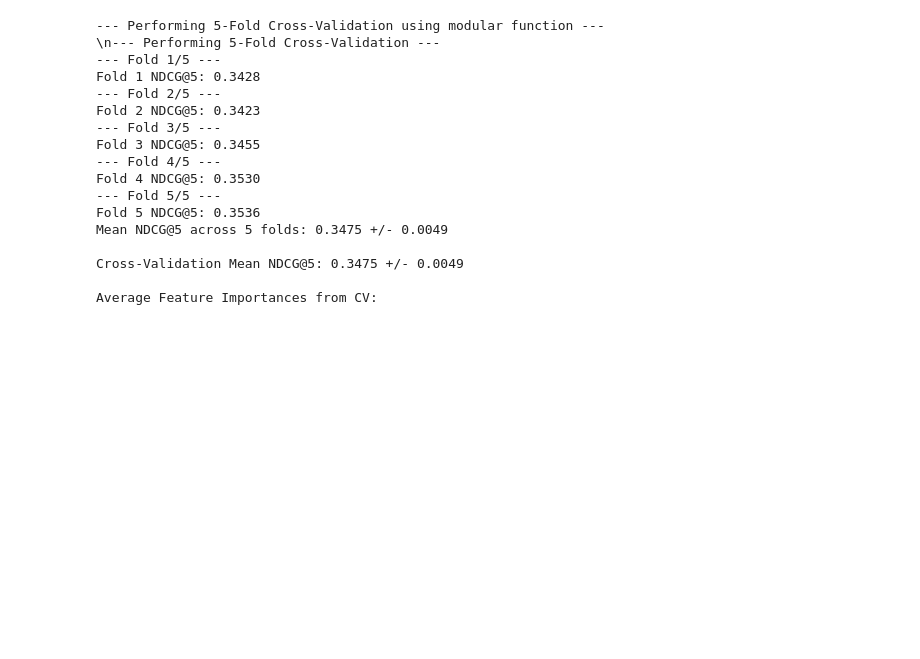
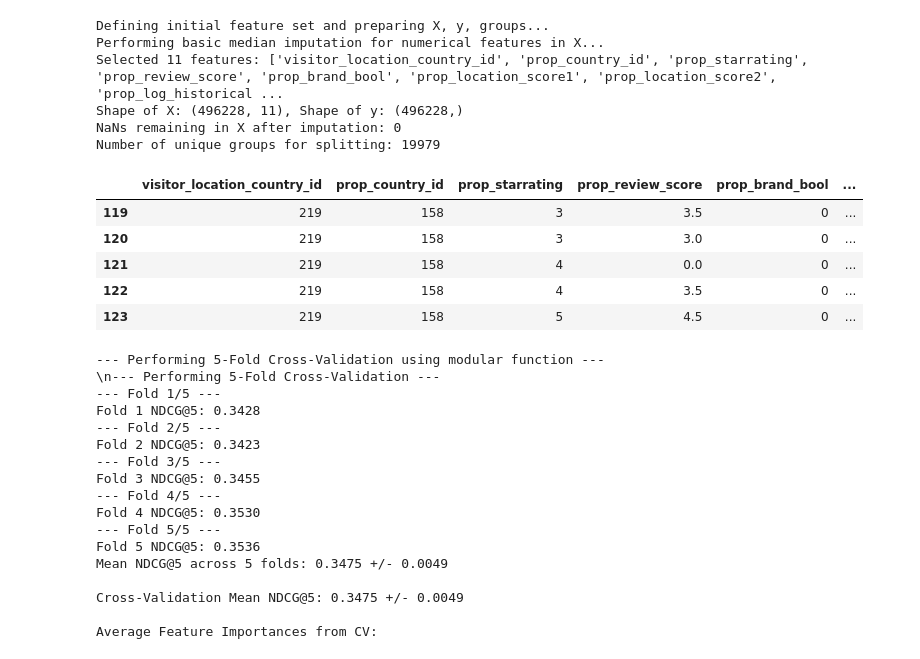
Before and after one commit to ChiefGitau/dm_kaggle_Personalize_Expedia_Hotel, a Jupyter notebook: main.ipynb, the cells around one changed output. Saved outputs shown, nothing was run; the diff lists cells and outputs as text; code cells hidden in the pictures; blank space fills up the shorter version.

```diff
--- a/main.ipynb
+++ b/main.ipynb
@@ -175,3 +102,69 @@ NameError: name 'df_sample' is not defined
+# %%
+# --- 4. Initial Feature Selection & Preparation ---
+X = None
+y = None
+groups_for_splitting = None # This will be df_sample['srch_id'] for GroupKFold.split
+feature_columns = [] # Initialize
+
+if df_sample is not None:
+    print("\nDefining initial feature set and preparing X, y, groups...")
+    feature_columns = [
+        'visitor_location_country_id', 'prop_country_id',
+        'prop_starrating', 'prop_review_score', 'prop_brand_bool',
+        'prop_location_score1', 'prop_location_score2', 'prop_log_historical_price',
+        'price_usd', 'promotion_flag', 'orig_destination_distance'
+        # Add more features after EDA and proper missing value handling from EDA notebook
+    ]
+
+    # Ensure all selected feature columns exist in df_sample
+    existing_feature_columns = [col for col in feature_columns if col in df_sample.columns]
+    if len(existing_feature_columns) != len(feature_columns):
+        print(f"Warning: Some feature columns not found. Using: {existing_feature_columns}")
+    feature_columns = existing_feature_columns
+
+    if not feature_columns:
+        print("Error: No feature columns selected or available. Stopping.")
+    else:
+        X = df_sample[feature_columns].copy()
+        y = df_sample['relevance'].copy()
+        groups_for_splitting = df_sample['srch_id'] # Used by GroupKFold for splitting
+
+        # Basic Imputation (should ideally be done based on EDA insights and training set stats)
+        # This imputation is done on the *sampled* data (X).
+        # For test set imputation later, medians from this X will be used.
+        print("Performing basic median imputation for numerical features in X...")
+        for col in X.columns:
+            if X[col].isnull().any():
+                if pd.api.types.is_numeric_dtype(X[col]):
+                    median_val = X[col].median()
+                    X[col].fillna(median_val, inplace=True)
+                    # print(f"Imputed NaNs in '{col}' with median: {median_val}")
+                # Add mode imputation for categorical if any, or use a placeholder string
+
+        print(f"Selected {len(feature_columns)} features: {feature_columns}")
+        print(f"Shape of X: {X.shape}, Shape of y: {y.shape}")
+        print(f"NaNs remaining in X after imputation: {X.isnull().sum().sum()}")
+        if groups_for_splitting is not None:
+            print(f"Number of unique groups for splitting: {groups_for_splitting.nunique()}")
+else:
+    print("Skipping feature selection as df_sample is None.")
+
+# Display X's head to verify
+if X is not None:
+    display(X.head())
+# %% [output]
+Defining initial feature set and preparing X, y, groups...
+Performing basic median imputation for numerical features in X...
+Selected 11 features: ['visitor_location_country_id', 'prop_country_id', 'prop_starrating', 'prop_review_score', 'prop_brand_bool', 'prop_location_score1', 'prop_location_score2', 'prop_log_historical ...
+Shape of X: (496228, 11), Shape of y: (496228,)
+NaNs remaining in X after imputation: 0
+Number of unique groups for splitting: 19979
+|  | visitor_location_country_id | prop_country_id | prop_starrating | prop_review_score | prop_brand_bool | ... |
+| 119 | 219 | 158 | 3 | 3.5 | 0 | ... |
+| 120 | 219 | 158 | 3 | 3.0 | 0 | ... |
+| 121 | 219 | 158 | 4 | 0.0 | 0 | ... |
+| 122 | 219 | 158 | 4 | 3.5 | 0 | ... |
+| 123 | 219 | 158 | 5 | 4.5 | 0 | ... |
 # %%
 # --- 5. Cross-Validation (using modular function) ---
 import warnings
```
Also changed, not shown: parts of 3 cells of this notebook, 4 other files.
